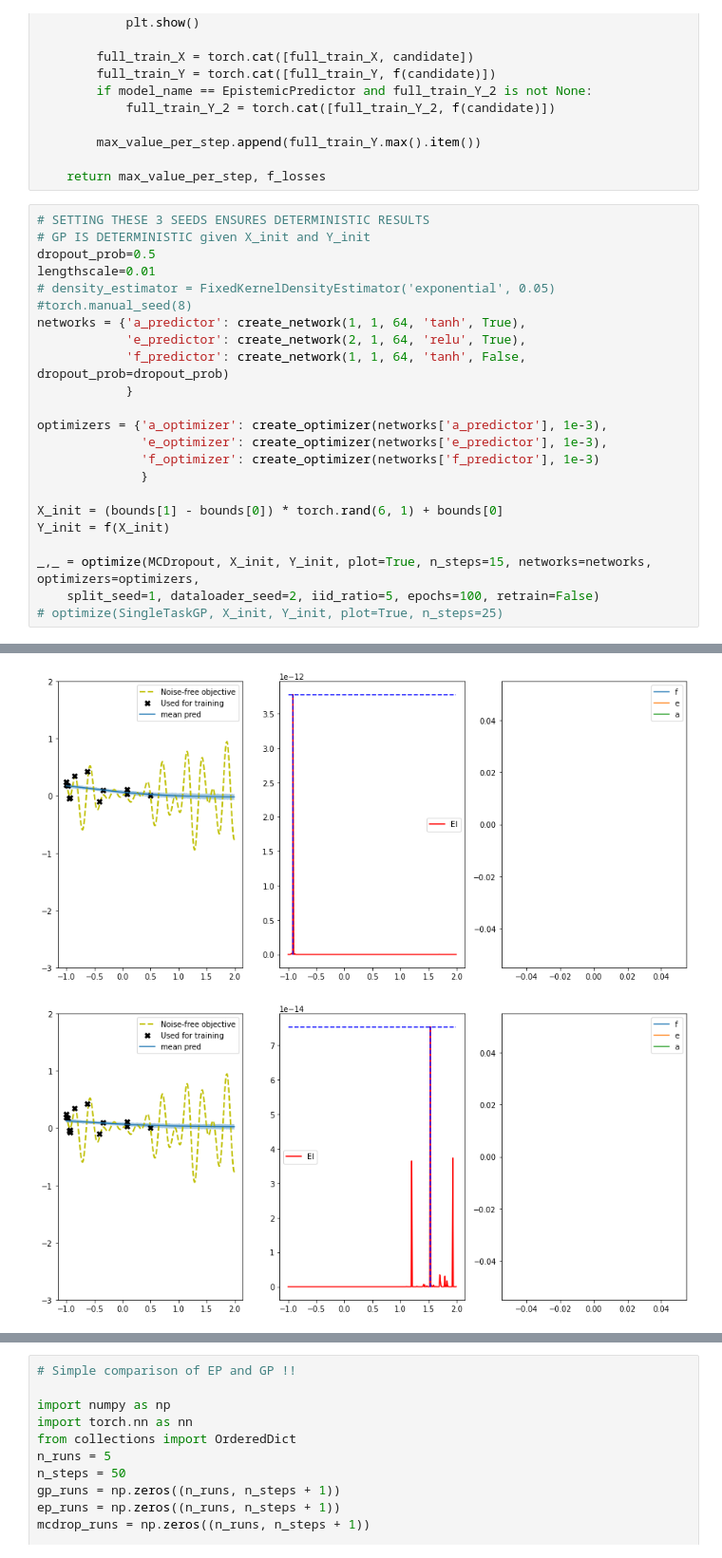
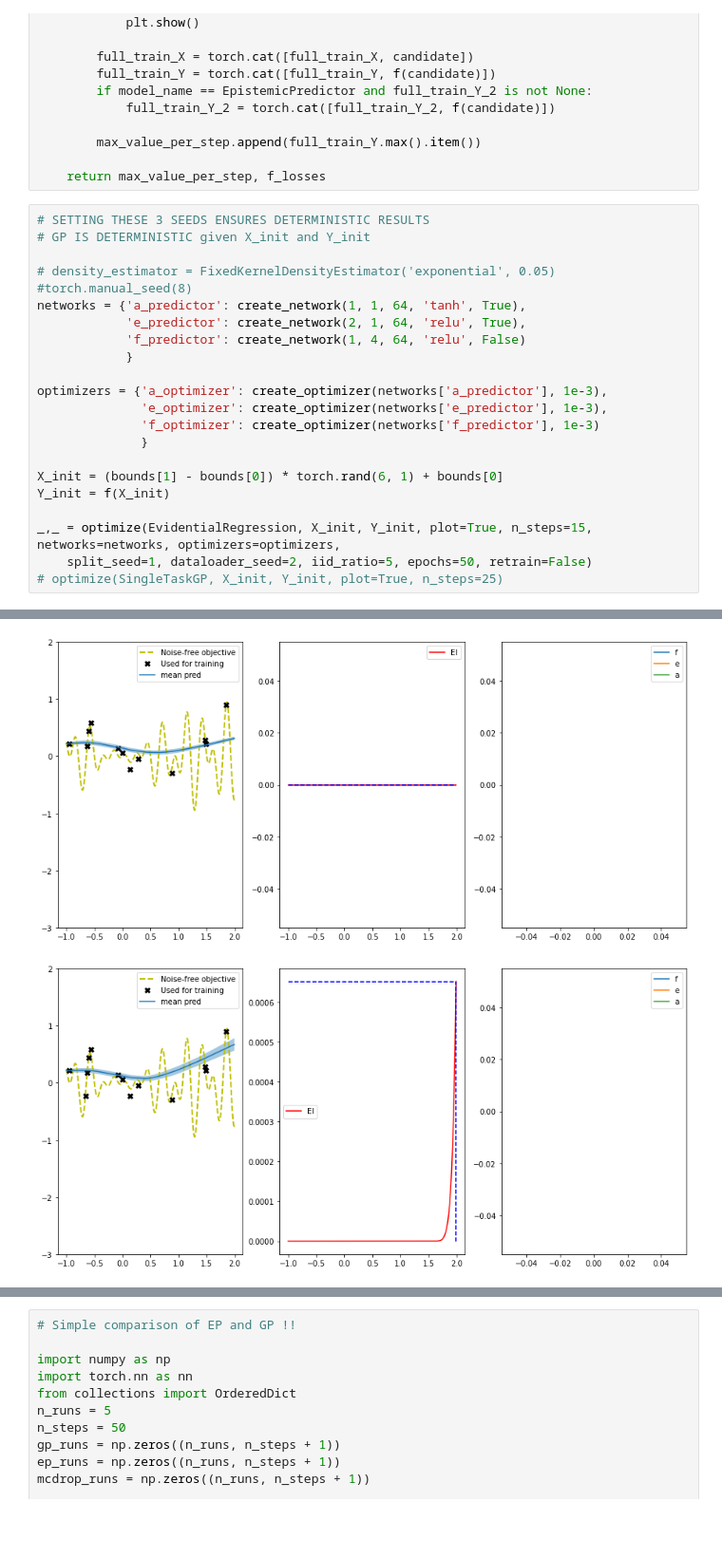
Before and after one commit to MJ10/DEUP, a Jupyter notebook: notebooks/bayesian_optimization.ipynb, the cells around one changed output, grey strips where cells are left out. Shown at 95% size. Cells and saved outputs as stored; diff of their text form; blank space fills up the shorter version.

```diff
--- a/notebooks/bayesian_optimization.ipynb
+++ b/notebooks/bayesian_optimization.ipynb
@@ -155,13 +155,12 @@ def optimize(model_name, X_init, Y_init, plot=False, n_steps=5, epochs=15, **kwa
 # %%
 # SETTING THESE 3 SEEDS ENSURES DETERMINISTIC RESULTS
 # GP IS DETERMINISTIC given X_init and Y_init
-dropout_prob=0.5
-lengthscale=0.01
+
 # density_estimator = FixedKernelDensityEstimator('exponential', 0.05)
 #torch.manual_seed(8)
 networks = {'a_predictor': create_network(1, 1, 64, 'tanh', True),
             'e_predictor': create_network(2, 1, 64, 'relu', True),
-            'f_predictor': create_network(1, 1, 64, 'tanh', False, dropout_prob=dropout_prob)
+            'f_predictor': create_network(1, 4, 64, 'relu', False)
             }
 
 optimizers = {'a_optimizer': create_optimizer(networks['a_predictor'], 1e-3),
@@ -172,7 +171,7 @@ optimizers = {'a_optimizer': create_optimizer(networks['a_predictor'], 1e-3),
 X_init = (bounds[1] - bounds[0]) * torch.rand(6, 1) + bounds[0]
 Y_init = f(X_init)
 
-_,_ = optimize(MCDropout, X_init, Y_init, plot=True, n_steps=15, networks=networks, optimizers=optimizers,
-    split_seed=1, dataloader_seed=2, iid_ratio=5, epochs=100, retrain=False)
+_,_ = optimize(EvidentialRegression, X_init, Y_init, plot=True, n_steps=15, networks=networks, optimizers=optimizers,
+    split_seed=1, dataloader_seed=2, iid_ratio=5, epochs=50, retrain=False)
 # optimize(SingleTaskGP, X_init, Y_init, plot=True, n_steps=25)
 # %% [output]
@@ -185,2 +184,2 @@ _,_ = optimize(MCDropout, X_init, Y_init, plot=True, n_steps=15, networks=networ
-[figure, old version]
+[figure, new version]
-[figure, old version]
+[figure, new version]
```
Also changed, not shown: parts of 1 cell of this notebook.
